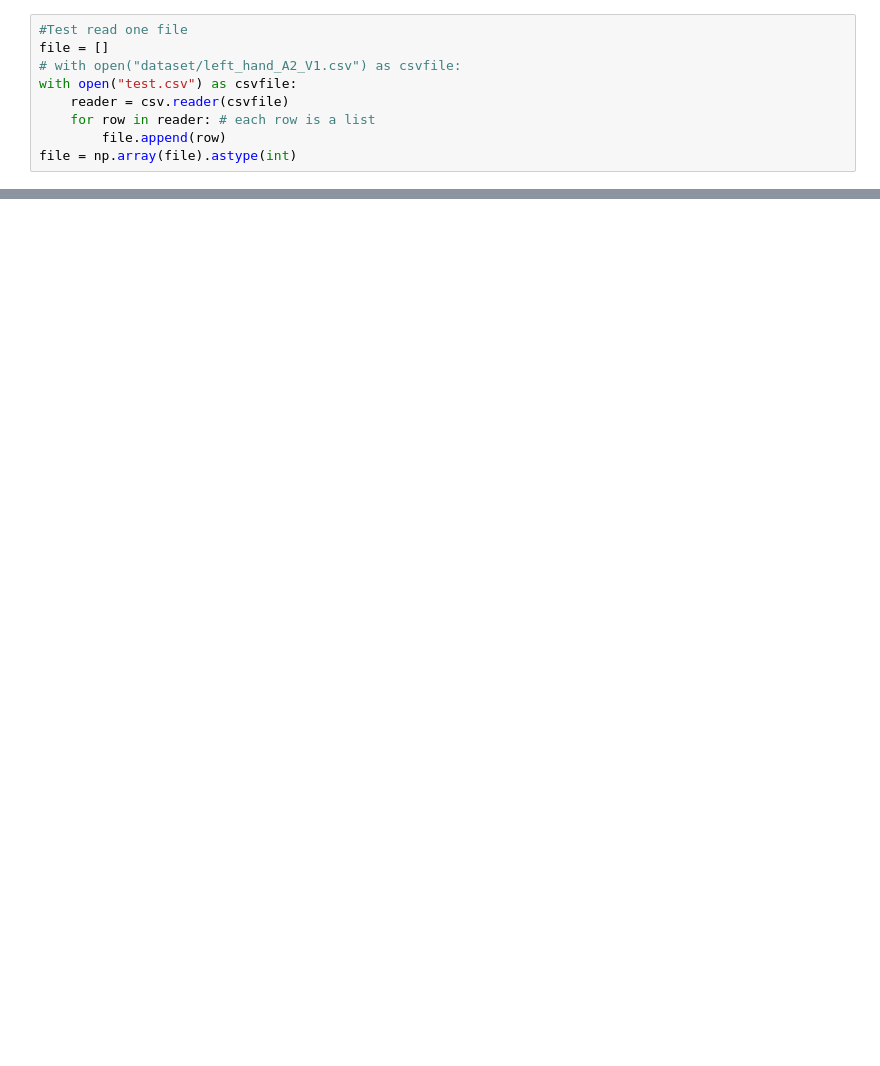
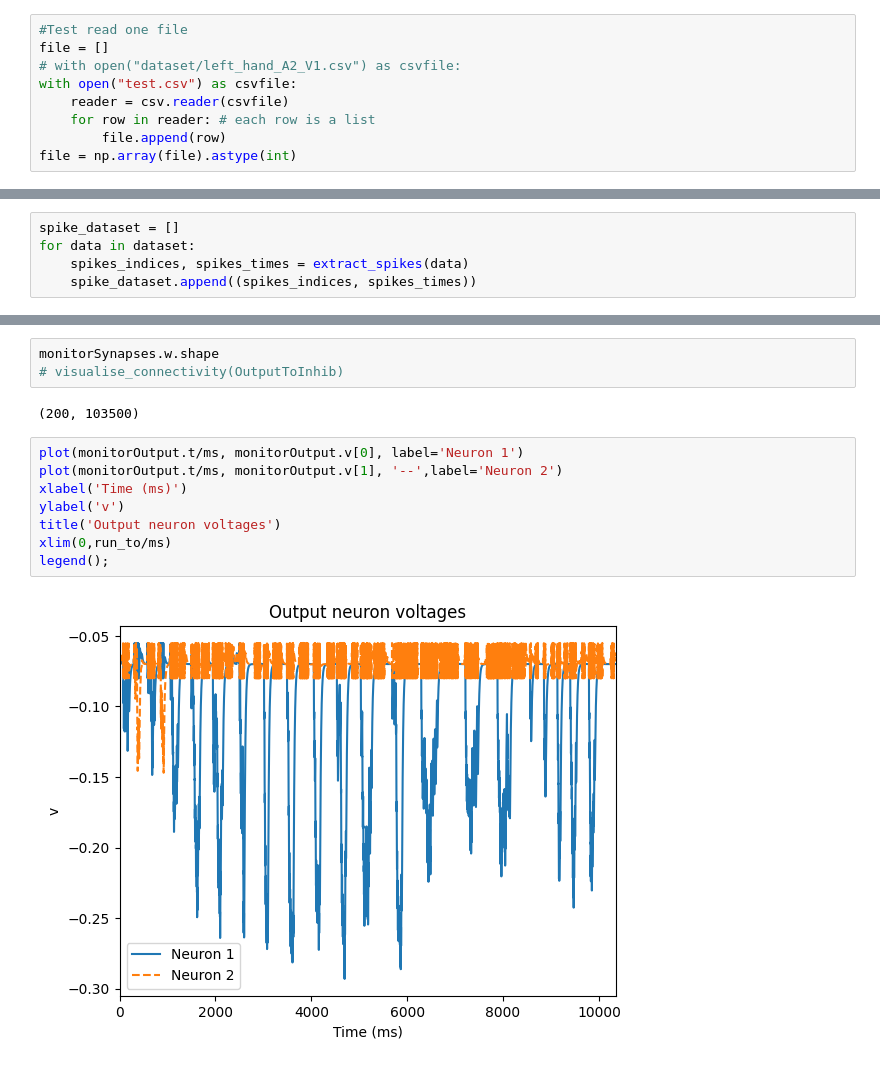
Before and after one commit to Hanna96E/D7046E_SNNproject, a Jupyter notebook: testnetwork.ipynb, the cells around one changed output, grey strips where cells are left out. Drawn from its saved outputs; the diff is of its cells as text; blank space fills up the shorter version.

```diff
--- a/testnetwork.ipynb
+++ b/testnetwork.ipynb
@@ -90 +98,6 @@ for frame in file:
+# %%
+spike_dataset = []
+for data in dataset:
+    spikes_indices, spikes_times = extract_spikes(data)
+    spike_dataset.append((spikes_indices, spikes_times))
 # %%
@@ -122,0 +307,15 @@ legend(loc='best')
+# %%
+monitorSynapses.w.shape
+# visualise_connectivity(OutputToInhib)
+# %% [output]
+(200, 103500)
+# %%
+plot(monitorOutput.t/ms, monitorOutput.v[0], label='Neuron 1')
+plot(monitorOutput.t/ms, monitorOutput.v[1], '--',label='Neuron 2')
+xlabel('Time (ms)')
+ylabel('v')
+title('Output neuron voltages')
+xlim(0,run_to/ms)
+legend();
+# %% [output]
+[figure, added]
```
Also changed, not shown: parts of 18 cells of this notebook, 44 other files.
